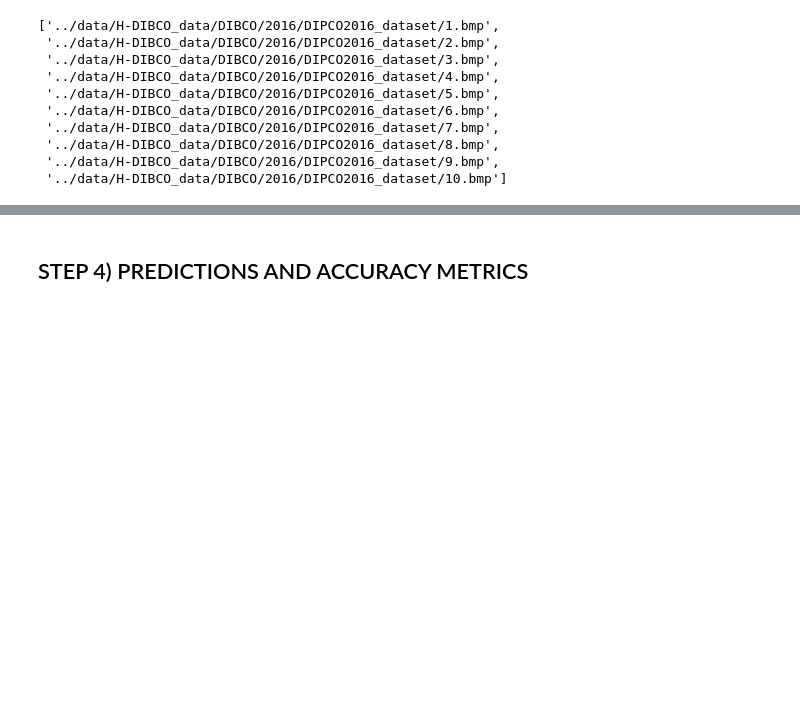
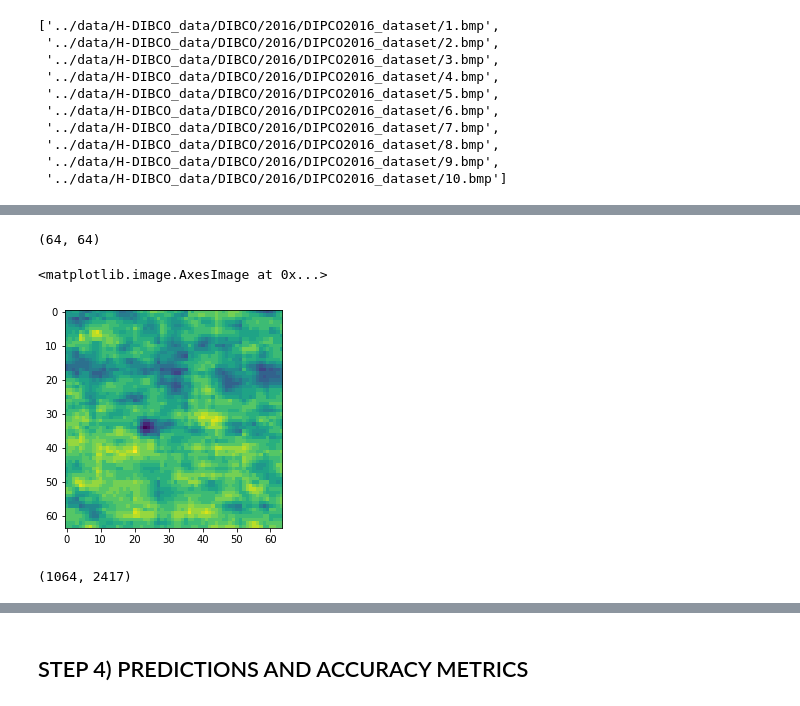
Before and after one commit to ross-k/Image-Binarization-for-Handwriting-OCR, a Jupyter notebook: notebooks/4a - image bin OCR EDA v4.ipynb, the cells around one changed output, grey strips where cells are left out. Drawn from its saved outputs; the diff is of its cells as text; code cells hidden in the pictures; blank space fills up the shorter version.

```diff
--- a/notebooks/4a - image bin OCR EDA v4.ipynb
+++ b/notebooks/4a - image bin OCR EDA v4.ipynb
@@ -398,0 +223,3 @@ plt.plot(accs)
+# %%
+img = DIBCO_orig[0]
+img
@@ -398,0 +244,2 @@ plt.plot(accs)
+# %%
+window_size = 64
@@ -398,0 +256,13 @@ plt.plot(accs)
+# %%
+img[0:window_size, 0:window_size, ].shape
+# %% [output]
+(64, 64)
+# %%
+plt.imshow(img[0:window_size, 0:window_size, ])
+# %% [output]
+<matplotlib.image.AxesImage at 0x...>
+[figure, added]
+# %%
+img.shape
+# %% [output]
+(1064, 2417)
```
Also changed, not shown: parts of 122 cells of this notebook.
